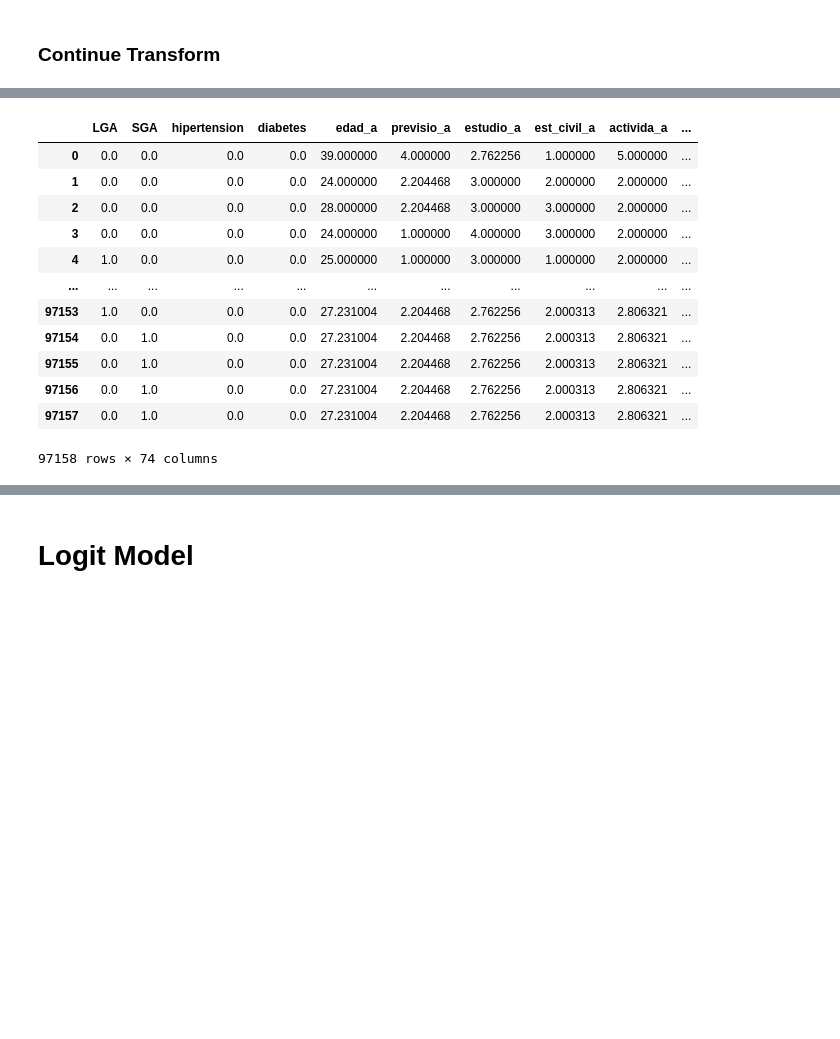
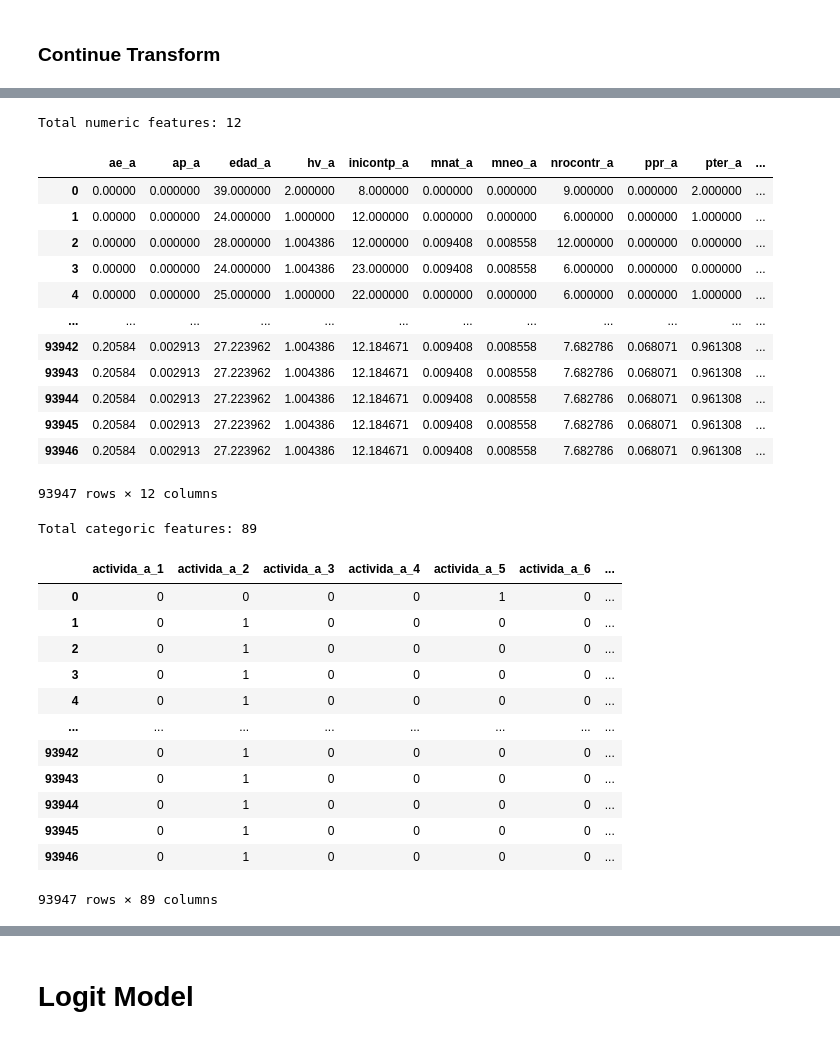
Before and after one commit to Zentra94/optiGWG, a Jupyter notebook: notebooks/01_preprocess.ipynb, the cells around one changed output, grey strips where cells are left out. Drawn from its saved outputs; the diff is of its cells as text; code cells hidden in the pictures; blank space fills up the shorter version.

Commit message:
elasticity model done

```diff
--- a/notebooks/01_preprocess.ipynb
+++ b/notebooks/01_preprocess.ipynb
@@ -143,13 +195,14 @@ raw_data
 ## Var Fixs
 # %%
 data_fix = raw_data.copy()
+
 # 1. boolean var fix
-bin_cols = catalog.loc[catalog["type"]=="boolean","name"]
+bin_cols = catalog.loc[catalog["dtype"]=="boolean","name"]
 for c in bin_cols:
     data_fix[c] = data_fix[c].apply(lambda x: fix_binaries(x))
 display(data_fix[bin_cols])
 # 2. dtts fix
-dtts_cols = catalog.loc[catalog["type"]=="dttm","name"]
+dtts_cols = catalog.loc[catalog["dtype"]=="dttm","name"]
 for c in dtts_cols:
     data_fix[c] = data_fix[c].apply(lambda x: fix_dttms(x))
 display(data_fix[dtts_cols])
@@ -188,10 +241,10 @@ counter = 0
 ni = len(data_filter)
 
 # 1. Twins Filter (rows) > drop col
-twin_col = "embgeme_a" # TODO: hacerlo con nrofetos_e
-mask = ~(data_filter[twin_col] > 0)
+twin_col = "nrofetos_e"
+mask = (data_filter[twin_col] == 1)
 data_filter = data_filter[mask]
-data_filter.drop(columns=[twin_col, "nrofetos_e"], inplace=True)
+data_filter.drop(columns=[twin_col], inplace=True)
 nf  = len(data_filter)
 print("total rows after twins filter: {} / {} ({}%)\n".format(nf,ni,nf*100/ni))
 
@@ -206,7 +259,7 @@ nf = len(data_filter)
 print("total rows after Birth Date filter: {} / {} ({}%)\n".format(nf,ni,nf*100/ni))
 
 # 3. Missing Values (columns) +numerics +categorics
-th = 0.2
+th = 0.15
 for c in data_filter.columns:
     if data_filter[c].isna().mean() > th:
         counter +=1
@@ -332,5 +385,11 @@ with open(path, "wb") as file_to_store:
     pickle.dump(comunas, file_to_store)
 # %% [markdown]
 ### Continue Transform
+# %%
+def clean_categorics(val):
+    if isinstance(val, str):
+        return clean_str(val)
+    else:
+        return int(val)
 # %%
 data_t = data_news.copy()
@@ -441,33 +568,66 @@ Skipping column SGA due to a binary
 # %%
 # Rename
 targets = ["LGA", "SGA", "hipertension", "diabetes"]
 data_final = data_t.copy()
 data_final.rename(columns={"pate_hip_g": "hipertension","pate_dia_g": "diabetes"}, inplace=True)
+
 features = [c for c in data_final.columns if c not in targets]
 data_final = data_final[targets + features]
+
+numeric_features_final = [c for c in numeric_features if c in features]
+print("Total numeric features:", len(numeric_features_final))
+display(data_final[numeric_features_final])
+
+categoric_features_final = [c for c in dummy_cols + bool_features if c in features]
+print("Total categoric features:", len(categoric_features_final))
+display(data_final[categoric_features_final])
+
+
 
 path = PATH_REPO / "data/models/features_names.pkl"
 with open(path, "wb") as file_to_store:
     pickle.dump(features, file_to_store)
 
+path = PATH_REPO / "data/models/categoric_features_names.pkl"
+with open(path, "wb") as file_to_store:
+    pickle.dump(categoric_features_final, file_to_store)
+
+path = PATH_REPO / "data/models/numeric_features_names.pkl"
+with open(path, "wb") as file_to_store:
+    pickle.dump(numeric_features_final, file_to_store)
+
 path = PATH_REPO / "data/models/targets_names.pkl"
 with open(path, "wb") as file_to_store:
     pickle.dump(targets, file_to_store)
 
-
 data_final.to_csv(PATH_PROCESS_DATA)
 data_final
 # %% [output]
+Total numeric features: 12
-|  | LGA | SGA | hipertension | diabetes | edad_a | previsio_a | estudio_a | est_civil_a | activida_a | ... |
-| 0 | 0.0 | 0.0 | 0.0 | 0.0 | 39.000000 | 4.000000 | 2.762256 | 1.000000 | 5.000000 | ... |
-| 1 | 0.0 | 0.0 | 0.0 | 0.0 | 24.000000 | 2.204468 | 3.000000 | 2.000000 | 2.000000 | ... |
-| 2 | 0.0 | 0.0 | 0.0 | 0.0 | 28.000000 | 2.204468 | 3.000000 | 3.000000 | 2.000000 | ... |
-| 3 | 0.0 | 0.0 | 0.0 | 0.0 | 24.000000 | 1.000000 | 4.000000 | 3.000000 | 2.000000 | ... |
-| 4 | 1.0 | 0.0 | 0.0 | 0.0 | 25.000000 | 1.000000 | 3.000000 | 1.000000 | 2.000000 | ... |
-| ... | ... | ... | ... | ... | ... | ... | ... | ... | ... | ... |
-| 97153 | 1.0 | 0.0 | 0.0 | 0.0 | 27.231004 | 2.204468 | 2.762256 | 2.000313 | 2.806321 | ... |
-| 97154 | 0.0 | 1.0 | 0.0 | 0.0 | 27.231004 | 2.204468 | 2.762256 | 2.000313 | 2.806321 | ... |
-| 97155 | 0.0 | 1.0 | 0.0 | 0.0 | 27.231004 | 2.204468 | 2.762256 | 2.000313 | 2.806321 | ... |
-| 97156 | 0.0 | 1.0 | 0.0 | 0.0 | 27.231004 | 2.204468 | 2.762256 | 2.000313 | 2.806321 | ... |
-| 97157 | 0.0 | 1.0 | 0.0 | 0.0 | 27.231004 | 2.204468 | 2.762256 | 2.000313 | 2.806321 | ... |
+|  | ae_a | ap_a | edad_a | hv_a | inicontp_a | mnat_a | mneo_a | nrocontr_a | ppr_a | pter_a | ... |
+| 0 | 0.00000 | 0.000000 | 39.000000 | 2.000000 | 8.000000 | 0.000000 | 0.000000 | 9.000000 | 0.000000 | 2.000000 | ... |
+| 1 | 0.00000 | 0.000000 | 24.000000 | 1.000000 | 12.000000 | 0.000000 | 0.000000 | 6.000000 | 0.000000 | 1.000000 | ... |
+| 2 | 0.00000 | 0.000000 | 28.000000 | 1.004386 | 12.000000 | 0.009408 | 0.008558 | 12.000000 | 0.000000 | 0.000000 | ... |
+| 3 | 0.00000 | 0.000000 | 24.000000 | 1.004386 | 23.000000 | 0.009408 | 0.008558 | 6.000000 | 0.000000 | 0.000000 | ... |
+| 4 | 0.00000 | 0.000000 | 25.000000 | 1.000000 | 22.000000 | 0.000000 | 0.000000 | 6.000000 | 0.000000 | 1.000000 | ... |
+| ... | ... | ... | ... | ... | ... | ... | ... | ... | ... | ... | ... |
+| 93942 | 0.20584 | 0.002913 | 27.223962 | 1.004386 | 12.184671 | 0.009408 | 0.008558 | 7.682786 | 0.068071 | 0.961308 | ... |
+| 93943 | 0.20584 | 0.002913 | 27.223962 | 1.004386 | 12.184671 | 0.009408 | 0.008558 | 7.682786 | 0.068071 | 0.961308 | ... |
+| 93944 | 0.20584 | 0.002913 | 27.223962 | 1.004386 | 12.184671 | 0.009408 | 0.008558 | 7.682786 | 0.068071 | 0.961308 | ... |
+| 93945 | 0.20584 | 0.002913 | 27.223962 | 1.004386 | 12.184671 | 0.009408 | 0.008558 | 7.682786 | 0.068071 | 0.961308 | ... |
+| 93946 | 0.20584 | 0.002913 | 27.223962 | 1.004386 | 12.184671 | 0.009408 | 0.008558 | 7.682786 | 0.068071 | 0.961308 | ... |
-97158 rows × 74 columns
+93947 rows × 12 columns
+Total categoric features: 89
+|  | activida_a_1 | activida_a_2 | activida_a_3 | activida_a_4 | activida_a_5 | activida_a_6 | ... |
+| 0 | 0 | 0 | 0 | 0 | 1 | 0 | ... |
+| 1 | 0 | 1 | 0 | 0 | 0 | 0 | ... |
+| 2 | 0 | 1 | 0 | 0 | 0 | 0 | ... |
+| 3 | 0 | 1 | 0 | 0 | 0 | 0 | ... |
+| 4 | 0 | 1 | 0 | 0 | 0 | 0 | ... |
+| ... | ... | ... | ... | ... | ... | ... | ... |
+| 93942 | 0 | 1 | 0 | 0 | 0 | 0 | ... |
+| 93943 | 0 | 1 | 0 | 0 | 0 | 0 | ... |
+| 93944 | 0 | 1 | 0 | 0 | 0 | 0 | ... |
+| 93945 | 0 | 1 | 0 | 0 | 0 | 0 | ... |
+| 93946 | 0 | 1 | 0 | 0 | 0 | 0 | ... |
+93947 rows × 89 columns
```
Also changed, not shown: parts of 13 cells of this notebook, 44 other files.
